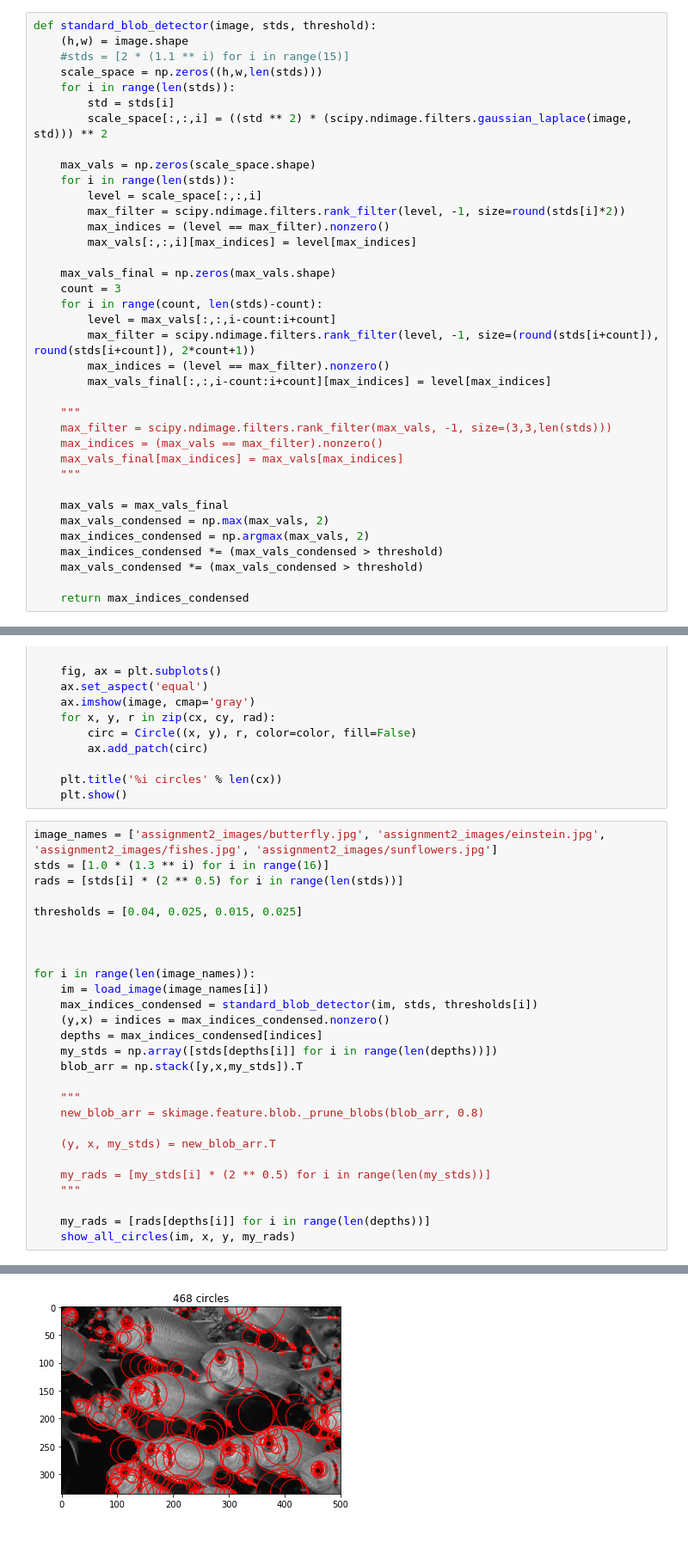
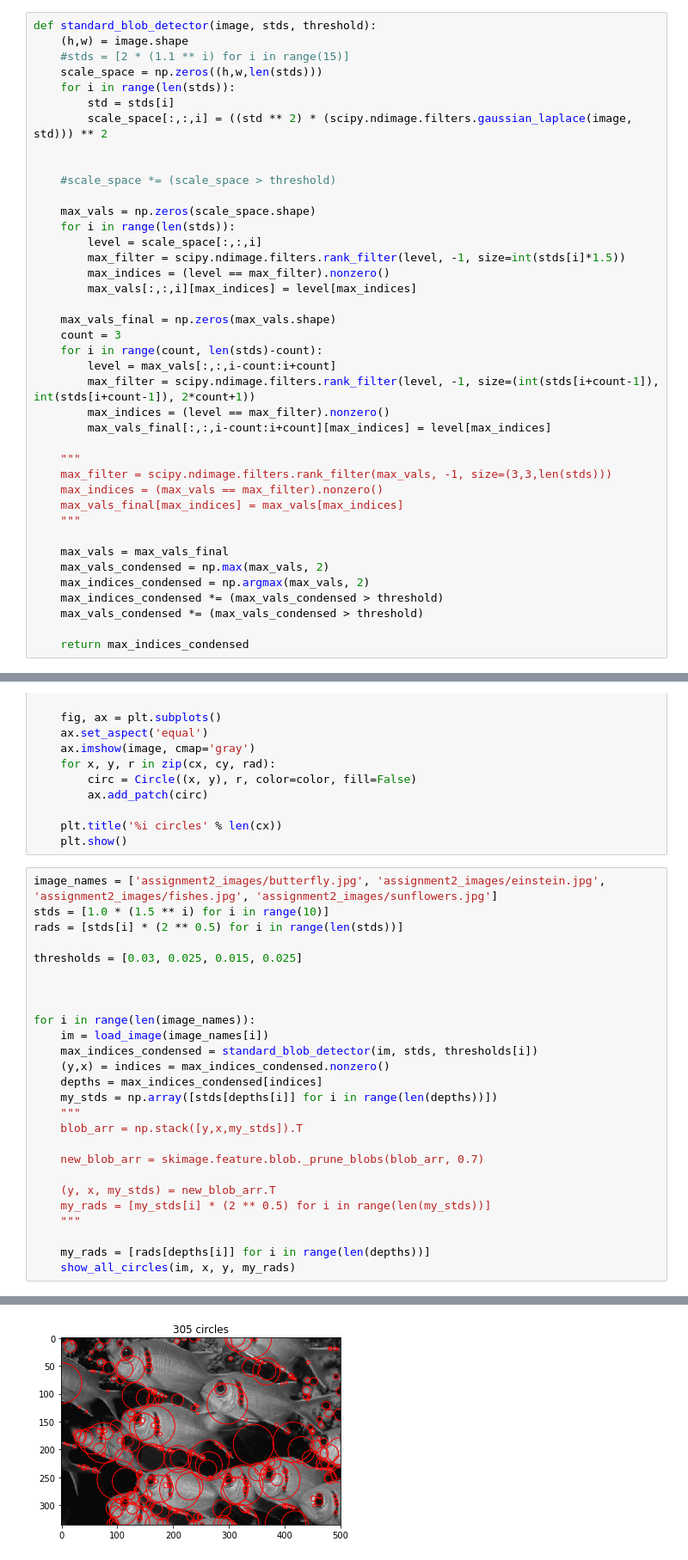
Before and after one commit to mcguiremichael/Vision, a Jupyter notebook: mlm3_mp2_part2_code.ipynb, the cells around one changed output, grey strips where cells are left out. Shown at 86% size. Saved outputs shown, nothing was run; the diff lists cells and outputs as text.

```diff
--- a/mlm3_mp2_part2_code.ipynb
+++ b/mlm3_mp2_part2_code.ipynb
@@ -22,10 +22,13 @@ def standard_blob_detector(image, stds, threshold):
         std = stds[i]
         scale_space[:,:,i] = ((std ** 2) * (scipy.ndimage.filters.gaussian_laplace(image, std))) ** 2
 
+
+    #scale_space *= (scale_space > threshold)
+
     max_vals = np.zeros(scale_space.shape)
     for i in range(len(stds)):
         level = scale_space[:,:,i]
-        max_filter = scipy.ndimage.filters.rank_filter(level, -1, size=round(stds[i]*2))
+        max_filter = scipy.ndimage.filters.rank_filter(level, -1, size=int(stds[i]*1.5))
         max_indices = (level == max_filter).nonzero()
         max_vals[:,:,i][max_indices] = level[max_indices]
 
@@ -33,7 +36,7 @@ def standard_blob_detector(image, stds, threshold):
     count = 3
     for i in range(count, len(stds)-count):
         level = max_vals[:,:,i-count:i+count]
-        max_filter = scipy.ndimage.filters.rank_filter(level, -1, size=(round(stds[i+count]), round(stds[i+count]), 2*count+1))
+        max_filter = scipy.ndimage.filters.rank_filter(level, -1, size=(int(stds[i+count-1]), int(stds[i+count-1]), 2*count+1))
         max_indices = (level == max_filter).nonzero()
         max_vals_final[:,:,i-count:i+count][max_indices] = level[max_indices]
 
@@ -75,10 +78,10 @@ def show_all_circles(image, cx, cy, rad, color='r'):
     plt.show()
 # %%
 image_names = ['assignment2_images/butterfly.jpg', 'assignment2_images/einstein.jpg', 'assignment2_images/fishes.jpg', 'assignment2_images/sunflowers.jpg']
-stds = [1.0 * (1.3 ** i) for i in range(16)]
+stds = [1.0 * (1.5 ** i) for i in range(10)]
 rads = [stds[i] * (2 ** 0.5) for i in range(len(stds))]
 
-thresholds = [0.04, 0.025, 0.015, 0.025]
+thresholds = [0.03, 0.025, 0.015, 0.025]
 
 
 
@@ -88,13 +91,12 @@ for i in range(len(image_names)):
     (y,x) = indices = max_indices_condensed.nonzero()
     depths = max_indices_condensed[indices]
     my_stds = np.array([stds[depths[i]] for i in range(len(depths))])
+    """
     blob_arr = np.stack([y,x,my_stds]).T
 
-    """
-    new_blob_arr = skimage.feature.blob._prune_blobs(blob_arr, 0.8)
+    new_blob_arr = skimage.feature.blob._prune_blobs(blob_arr, 0.7)
 
     (y, x, my_stds) = new_blob_arr.T
-
     my_rads = [my_stds[i] * (2 ** 0.5) for i in range(len(my_stds))]
     """
 
@@ -106 +108 @@ for i in range(len(image_names)):
-[figure, old version]
+[figure, new version]
```
Also changed, not shown: parts of 2 cells of this notebook.
